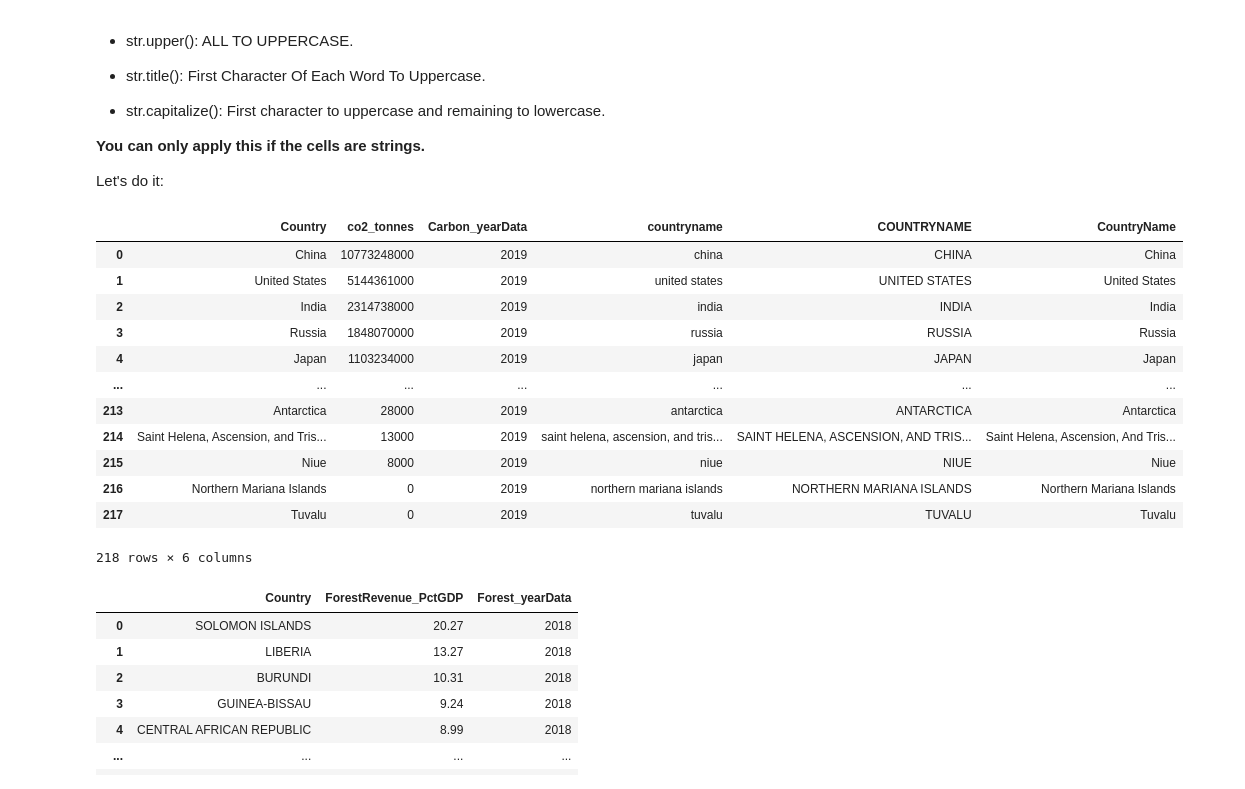
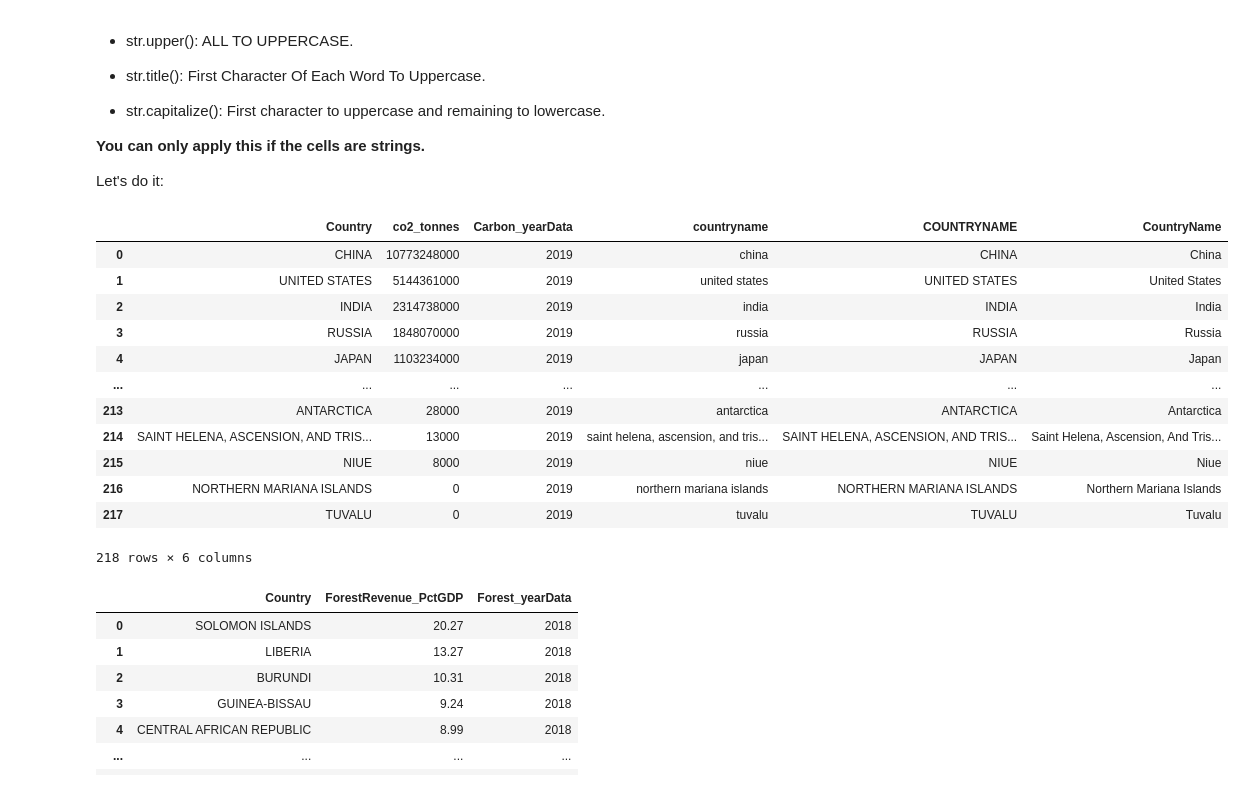
Before and after one commit to SpatialDataScience23-2/formatting, a Jupyter notebook: Formatting_I_Strings_Numeric.ipynb, the cells around one changed output. Saved outputs shown, nothing was run; the diff lists cells and outputs as text; code cells hidden in the pictures.

```diff
--- a/Formatting_I_Strings_Numeric.ipynb
+++ b/Formatting_I_Strings_Numeric.ipynb
@@ -233,23 +239,24 @@ The capitalization is an important step, it may help in later stages when mergin
 Let's do it:
 # %%
 carbon_test=carbon.copy()
+carbon_test
 carbon_test['countryname']=carbon_test.Country.str.lower()
 carbon_test['COUNTRYNAME']=carbon_test.Country.str.upper()
 carbon_test['CountryName']=carbon_test.Country.str.title()
 carbon_test
 # %% [output]
 |  | Country | co2_tonnes | Carbon_yearData | countryname | COUNTRYNAME | CountryName |
-| 0 | China | 10773248000 | 2019 | china | CHINA | China |
-| 1 | United States | 5144361000 | 2019 | united states | UNITED STATES | United States |
-| 2 | India | 2314738000 | 2019 | india | INDIA | India |
-| 3 | Russia | 1848070000 | 2019 | russia | RUSSIA | Russia |
-| 4 | Japan | 1103234000 | 2019 | japan | JAPAN | Japan |
+| 0 | CHINA | 10773248000 | 2019 | china | CHINA | China |
+| 1 | UNITED STATES | 5144361000 | 2019 | united states | UNITED STATES | United States |
+| 2 | INDIA | 2314738000 | 2019 | india | INDIA | India |
+| 3 | RUSSIA | 1848070000 | 2019 | russia | RUSSIA | Russia |
+| 4 | JAPAN | 1103234000 | 2019 | japan | JAPAN | Japan |
 | ... | ... | ... | ... | ... | ... | ... |
-| 213 | Antarctica | 28000 | 2019 | antarctica | ANTARCTICA | Antarctica |
-| 214 | Saint Helena, Ascension, and Tris... | 13000 | 2019 | saint helena, ascension, and tris... | SAINT HELENA, ASCENSION, AND TRIS... | Saint Helena, Ascension, And Tris... |
-| 215 | Niue | 8000 | 2019 | niue | NIUE | Niue |
-| 216 | Northern Mariana Islands | 0 | 2019 | northern mariana islands | NORTHERN MARIANA ISLANDS | Northern Mariana Islands |
-| 217 | Tuvalu | 0 | 2019 | tuvalu | TUVALU | Tuvalu |
+| 213 | ANTARCTICA | 28000 | 2019 | antarctica | ANTARCTICA | Antarctica |
+| 214 | SAINT HELENA, ASCENSION, AND TRIS... | 13000 | 2019 | saint helena, ascension, and tris... | SAINT HELENA, ASCENSION, AND TRIS... | Saint Helena, Ascension, And Tris... |
+| 215 | NIUE | 8000 | 2019 | niue | NIUE | Niue |
+| 216 | NORTHERN MARIANA ISLANDS | 0 | 2019 | northern mariana islands | NORTHERN MARIANA ISLANDS | Northern Mariana Islands |
+| 217 | TUVALU | 0 | 2019 | tuvalu | TUVALU | Tuvalu |
 218 rows × 6 columns
 # %%
 #Let's keep the upper case
```
Also changed, not shown: parts of 30 cells of this notebook.
